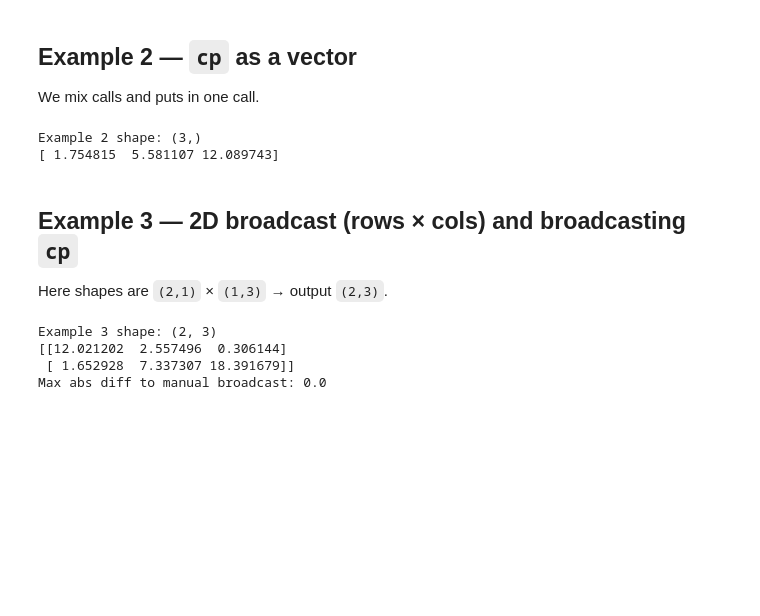
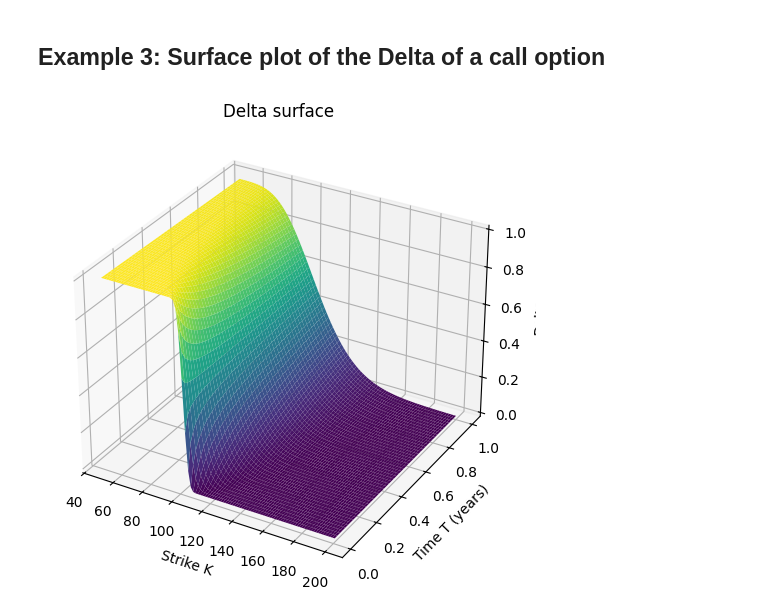
Before and after one commit to sitmo/volkit, a Jupyter notebook: docs/examples/broadcasting.ipynb, the cells around one changed output. Drawn from its saved outputs; the diff is of its cells as text; code cells hidden in the pictures; blank space fills up the shorter version.

Commit message:
fixed theta bug, improved examples

```diff
--- a/docs/examples/broadcasting.ipynb
+++ b/docs/examples/broadcasting.ipynb
@@ -30,36 +55,34 @@ Example 1 shape: (3,)
 # %% [markdown]
-## Example 2 — `cp` as a vector
-We mix calls and puts in one call.
+## Example 3: Surface plot of the Delta of a call option
 # %%
-cp_vec = np.array(['call', 'put', 'call'])
-p2 = price_euro_future(F, K, T, r, sigma, cp_vec)
-print('Example 2 shape:', p2.shape)
-print(p2)
+import numpy as np
+import matplotlib.pyplot as plt
+from volkit.future import price_euro_future, delta_euro_future
+
+F = 102.00
+r = 0.02
+sigma = 0.20
+cp = "call"
+
+# Grids
+K = np.linspace(50.0, 200.0, 100)     # 100 strikes
+T = np.linspace(0.01, 1.00, 50)       # 50 maturities (years)
+
+# Delta surface: shape (len(K), len(T))
+Delta = delta_euro_future(F, K[:, None], T[None, :], r, sigma, cp)
+
+# Matching coordinate grids for plotting (same shape as Delta)
+KK, TT = np.meshgrid(K, T, indexing="ij")
+
+# Plot
+fig = plt.figure(figsize=(8, 6))
+ax = fig.add_subplot(111, projection="3d")
+ax.plot_surface(KK, TT, Delta, cmap="viridis", edgecolor="none", rstride=1, cstride=1)
+ax.set_xlabel("Strike K")
+ax.set_ylabel("Time T (years)")
+ax.set_zlabel("Delta")
+ax.set_title("Delta surface")
+plt.show()
+plt.close(fig)
 # %% [output]
-Example 2 shape: (3,)
-[ 1.754815  5.581107 12.089743]
+[figure, added]
-# %% [markdown]
-## Example 3 — 2D broadcast (rows × cols) and broadcasting `cp`
-Here shapes are `(2,1)` × `(1,3)` → output `(2,3)`.
-# %%
-F2 = np.array([[90.0], [110.0]])        # (2,1)
-K2 = np.array([[80.0, 100.0, 120.0]])   # (1,3)
-T2 = 1.25
-r2 = 0.00
-sigma2 = np.array([[0.15], [0.25]])     # (2,1)
-cp2 = np.array([['call'], ['put']])     # (2,1)
-
-p3 = price_euro_future(F2, K2, T2, r2, sigma2, cp2)
-print('Example 3 shape:', p3.shape)
-print(p3)
-
-# Sanity: compare with explicit expanded arrays (manual broadcast)
-shape = np.broadcast(F2, K2, T2, r2, sigma2, cp2).shape
-F2b, K2b, T2b, r2b, s2b, cp2b = (np.broadcast_to(x, shape) for x in (F2, K2, T2, r2, sigma2, cp2))
-p3_manual = price_euro_future(F2b, K2b, T2b, r2b, s2b, cp2b)
-print('Max abs diff to manual broadcast:', np.max(np.abs(p3 - p3_manual)))
-# %% [output]
-Example 3 shape: (2, 3)
-[[12.021202  2.557496  0.306144]
- [ 1.652928  7.337307 18.391679]]
-Max abs diff to manual broadcast: 0.0
```
Also changed, not shown: parts of 6 cells of this notebook, 11 other files.
